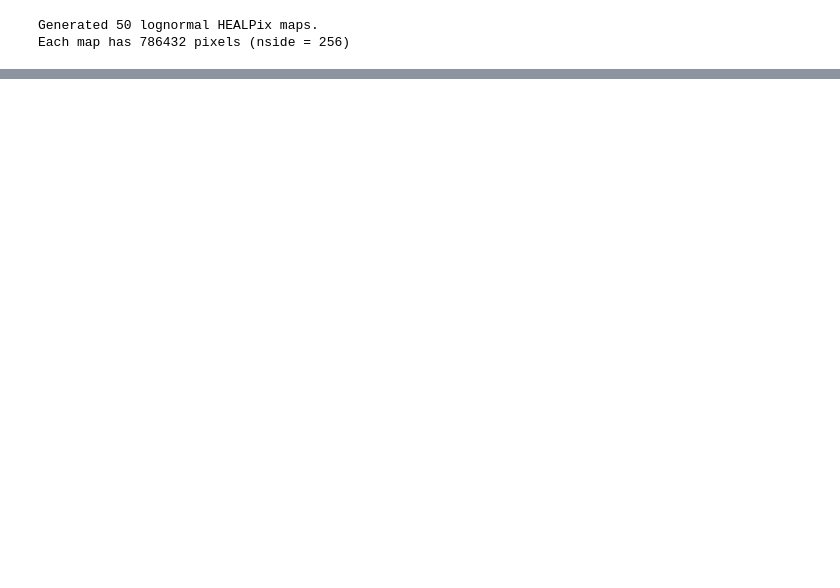
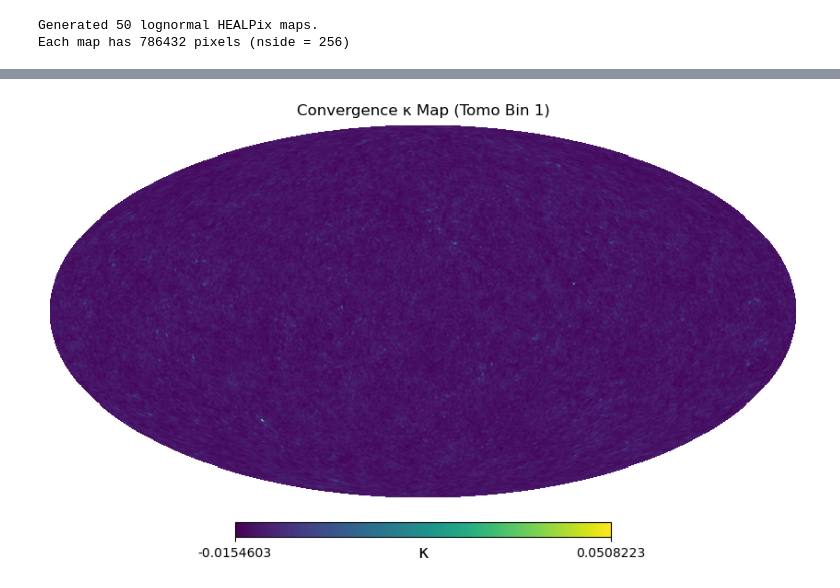
Before and after one commit to pltaylor16/BNTSmooth, a Jupyter notebook: build.ipynb, the cells around one changed output, grey strips where cells are left out. Cells and saved outputs as stored; diff of their text form; code cells hidden in the pictures; blank space fills up the shorter version.

```diff
--- a/build.ipynb
+++ b/build.ipynb
@@ -217,0 +141,5 @@ cosmo
+# %%
+hp.mollview(kappa_maps[1], title="Convergence κ Map (Tomo Bin 1)", unit="κ")
+plt.show()
+# %% [output]
+[figure, added]
```
Also changed, not shown: parts of 14 cells of this notebook, 1 other file.
